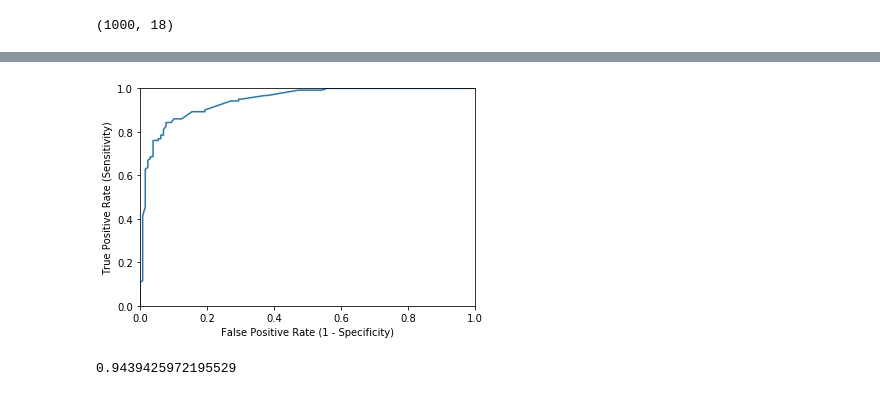
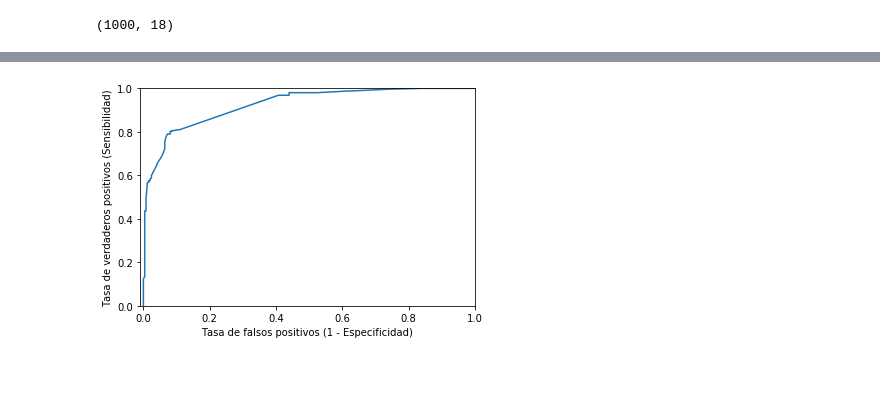
Before and after one commit to MRROOX/mii-analisis-de-datos, a Jupyter notebook: Tarea3.ipynb, the cells around one changed output, grey strips where cells are left out. Cells and saved outputs as stored; diff of their text form; code cells hidden in the pictures.

```diff
--- a/Tarea3.ipynb
+++ b/Tarea3.ipynb
@@ -168,0 +194,28 @@ print(metrics.accuracy_score(y_test, y_pred_class))
+# %%
+
+# Estimacion de Modelos Adaline y Regresion Logistica y Calculo de Error.
+
+
+adaline = SGDRegressor(random_state=1)
+adaline.fit(A_entrenamiento, B_entrenamiento)
+
+y_prediccionAdaline = adaline.predict(A_prueba)
+
+print("Adaline")
+
+print('Precisión: {:.2f}'.format(adaline.score(A_prueba, B_prueba)))
+
+print('Error : {:.2f}\n'.format(1 - adaline.score(A_prueba, B_prueba)))
+
+
+
+logreg = LogisticRegression(solver='lbfgs', random_state=1)
+logreg.fit(A_entrenamiento, B_entrenamiento)
+
+y_prediccionRegresion = logreg.predict(A_prueba)
+
+
+print("Regresion Logistica")
+print('Precisión: {:.2f}'.format(logreg.score(A_prueba, B_prueba)))
+
+print('Error : {:.2f}\n'.format(1 - logreg.score(A_prueba, B_prueba)))
@@ -169,21 +294,14 @@ print(metrics.accuracy_score(y_test, y_pred_class))
 # %%
-# predict probability of survival
-y_pred_prob = logreg.predict_proba(X_test)[:, 1]
+# Se calcula la probabilidad.
+y_pred_prob = logreg.predict_proba(A_prueba)[:, 1]
 
-import matplotlib.pyplot as plt
-
-# plot ROC curve
-fpr, tpr, thresholds = metrics.roc_curve(y_test, y_pred_prob)
+# plotear la curva ROC
+fpr, tpr, thresholds = metrics.roc_curve(B_prueba, y_pred_prob)
 plt.plot(fpr, tpr)
-plt.xlim([0.0, 1.0])
+plt.xlim([-0.01, 1.0])
 plt.ylim([0.0, 1.0])
-plt.xlabel('False Positive Rate (1 - Specificity)')
-plt.ylabel('True Positive Rate (Sensitivity)')
+plt.xlabel('Tasa de falsos positivos (1 - Especificidad)')
+plt.ylabel('Tasa de verdaderos positivos (Sensibilidad)')
 plt.show()
 # %% [output]
-[figure, old version]
+[figure, new version]
-# %%
-# calculate AUC
-print(metrics.roc_auc_score(y_test, y_pred_prob))
-# %% [output]
-0.9439425972195529
```
Also changed, not shown: parts of 20 cells of this notebook.
